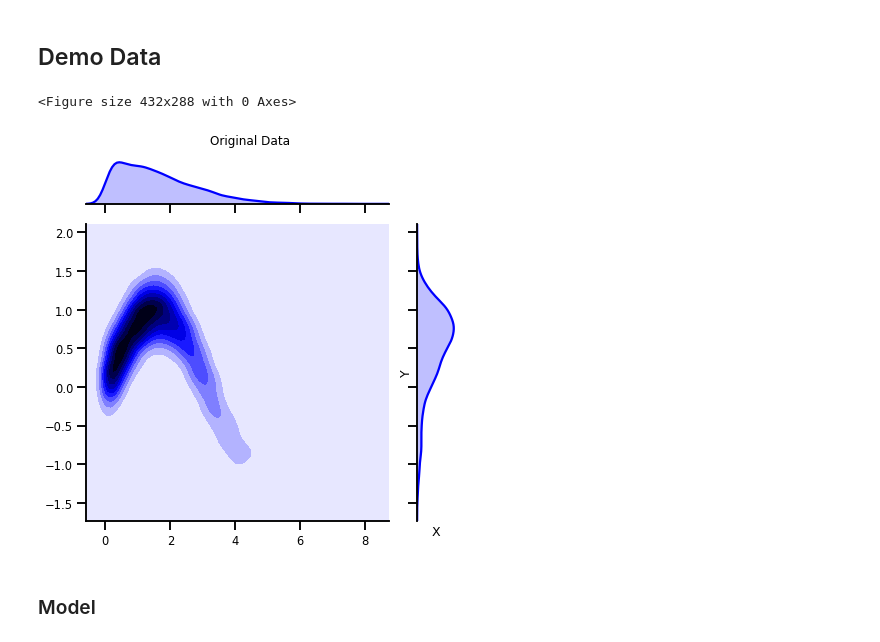
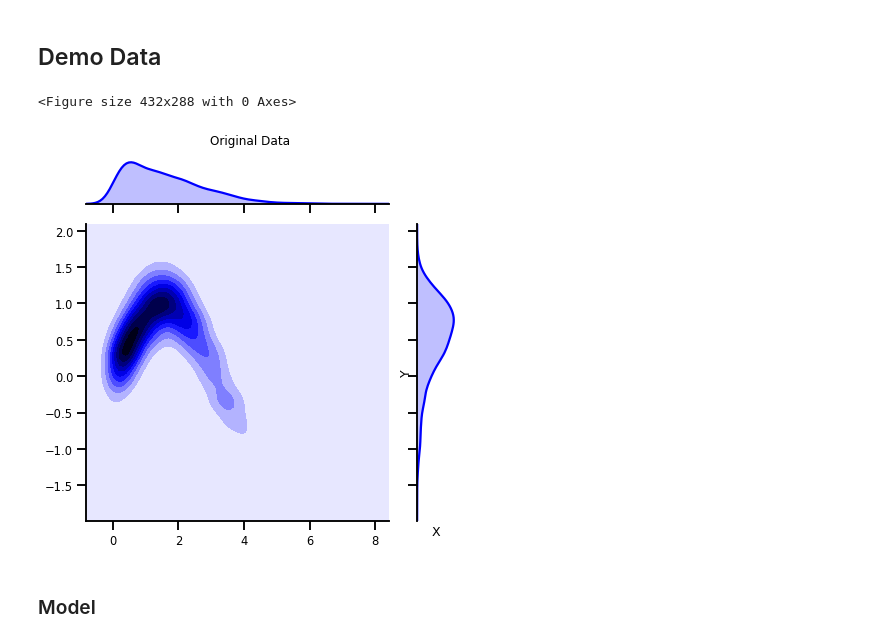
Before and after one commit to IPL-UV/rbig_jax, a Jupyter notebook: notebooks/parametric/1.0_Demo_GaussFlows.ipynb, the cells around one changed output. Saved outputs shown, nothing was run; the diff lists cells and outputs as text; code cells hidden in the pictures.

```diff
--- a/notebooks/parametric/1.0_Demo_GaussFlows.ipynb
+++ b/notebooks/parametric/1.0_Demo_GaussFlows.ipynb
@@ -59,18 +59,18 @@ sns.set_context(context="talk", font_scale=0.7)
 # %%
 # %%wandb
 # get data
 
-n_samples = 10_000
+n_samples = 2_000
 n_features = 2
 
 
 data = get_classic(n_samples)
 
 # plot data
 plot_joint(data, "blue", "Original Data", kind='kde', logger=False)
 # %% [output]
 <Figure size 432x288 with 0 Axes>
-[figure, old version]
+[figure, new version]
 # %% [markdown]
 ### Model
 # %%
```
Also changed, not shown: parts of 10 cells of this notebook, 12 other files.
